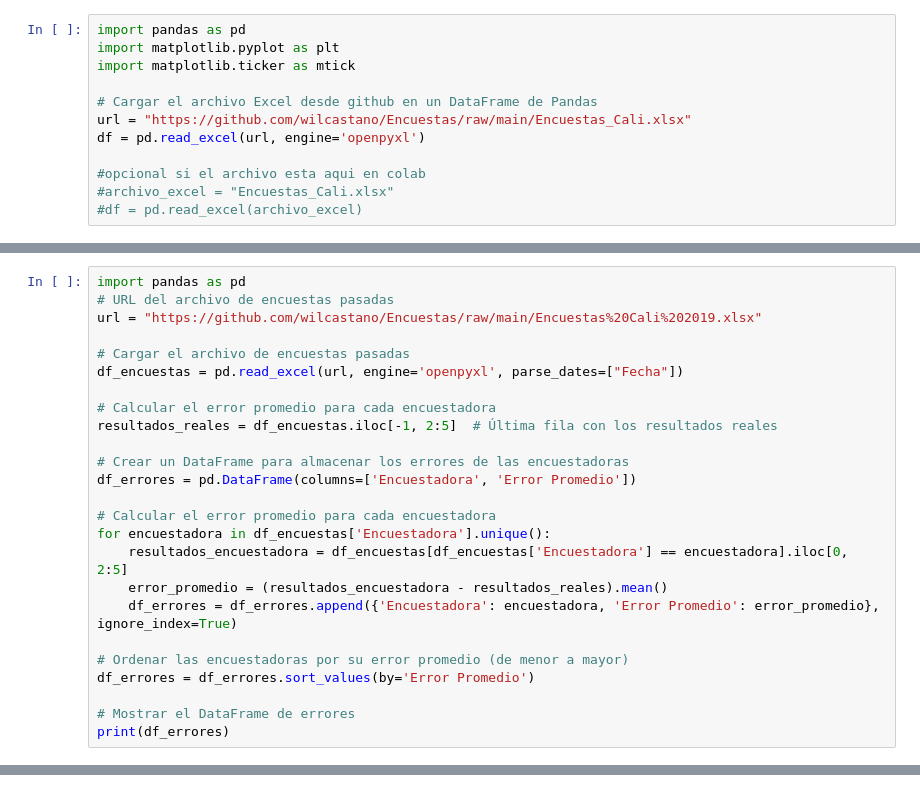
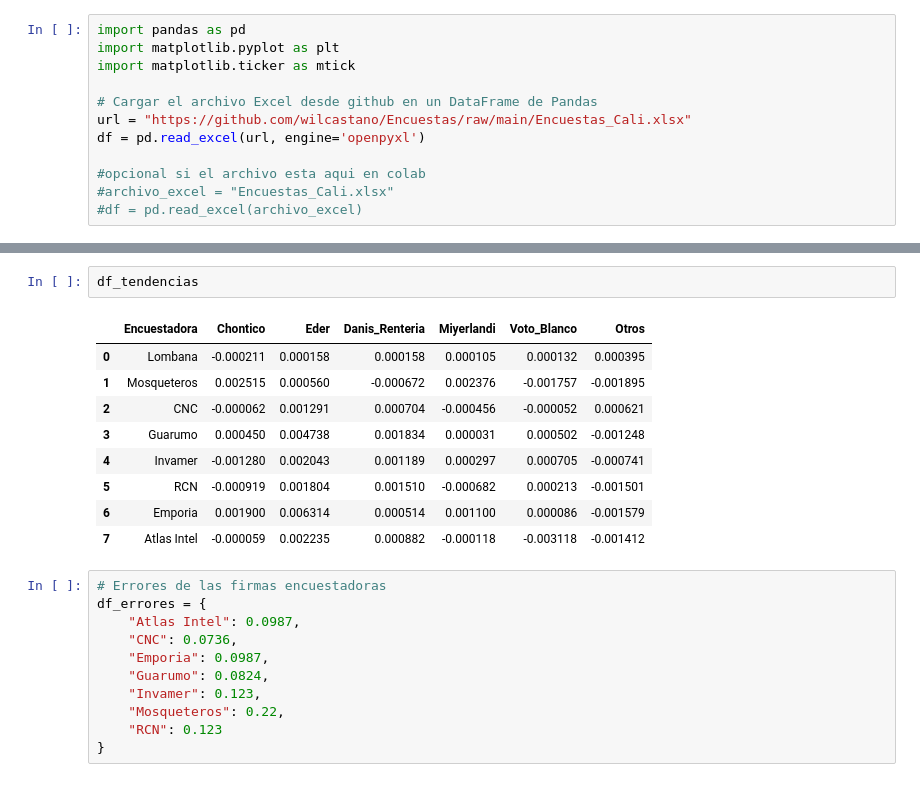
Before and after one commit to wilcastano/Encuestas, a Jupyter notebook: Encuestas_Alcaldia_de_Cali.ipynb, the cells around one changed output, grey strips where cells are left out. Drawn from its saved outputs; the diff is of its cells as text.

```diff
--- a/Encuestas_Alcaldia_de_Cali.ipynb
+++ b/Encuestas_Alcaldia_de_Cali.ipynb
@@ -465,25 +382,0 @@ Name: 22, dtype: object
-# %%
-import pandas as pd
-# URL del archivo de encuestas pasadas
-url = "https://github.com/wilcastano/Encuestas/raw/main/Encuestas%20Cali%202019.xlsx"
-
-# Cargar el archivo de encuestas pasadas
-df_encuestas = pd.read_excel(url, engine='openpyxl', parse_dates=["Fecha"])
-
-# Calcular el error promedio para cada encuestadora
-resultados_reales = df_encuestas.iloc[-1, 2:5]  # Última fila con los resultados reales
-
-# Crear un DataFrame para almacenar los errores de las encuestadoras
-df_errores = pd.DataFrame(columns=['Encuestadora', 'Error Promedio'])
-
-# Calcular el error promedio para cada encuestadora
-for encuestadora in df_encuestas['Encuestadora'].unique():
-    resultados_encuestadora = df_encuestas[df_encuestas['Encuestadora'] == encuestadora].iloc[0, 2:5]
-    error_promedio = (resultados_encuestadora - resultados_reales).mean()
-    df_errores = df_errores.append({'Encuestadora': encuestadora, 'Error Promedio': error_promedio}, ignore_index=True)
-
-# Ordenar las encuestadoras por su error promedio (de menor a mayor)
-df_errores = df_errores.sort_values(by='Error Promedio')
-
-# Mostrar el DataFrame de errores
-print(df_errores)
@@ -521,0 +443,23 @@ df_encuestas
+# %%
+df_tendencias
+# %% [output]
+|  | Encuestadora | Chontico | Eder | Danis_Renteria | Miyerlandi | Voto_Blanco | Otros |
+| 0 | Lombana | -0.000211 | 0.000158 | 0.000158 | 0.000105 | 0.000132 | 0.000395 |
+| 1 | Mosqueteros | 0.002515 | 0.000560 | -0.000672 | 0.002376 | -0.001757 | -0.001895 |
+| 2 | CNC | -0.000062 | 0.001291 | 0.000704 | -0.000456 | -0.000052 | 0.000621 |
+| 3 | Guarumo | 0.000450 | 0.004738 | 0.001834 | 0.000031 | 0.000502 | -0.001248 |
+| 4 | Invamer | -0.001280 | 0.002043 | 0.001189 | 0.000297 | 0.000705 | -0.000741 |
+| 5 | RCN | -0.000919 | 0.001804 | 0.001510 | -0.000682 | 0.000213 | -0.001501 |
+| 6 | Emporia | 0.001900 | 0.006314 | 0.000514 | 0.001100 | 0.000086 | -0.001579 |
+| 7 | Atlas Intel | -0.000059 | 0.002235 | 0.000882 | -0.000118 | -0.003118 | -0.001412 |
+# %%
+# Errores de las firmas encuestadoras
+df_errores = {
+    "Atlas Intel": 0.0987,
+    "CNC": 0.0736,
+    "Emporia": 0.0987,
+    "Guarumo": 0.0824,
+    "Invamer": 0.123,
+    "Mosqueteros": 0.22,
+    "RCN": 0.123
+}
```
Also changed, not shown: parts of 21 cells of this notebook.
